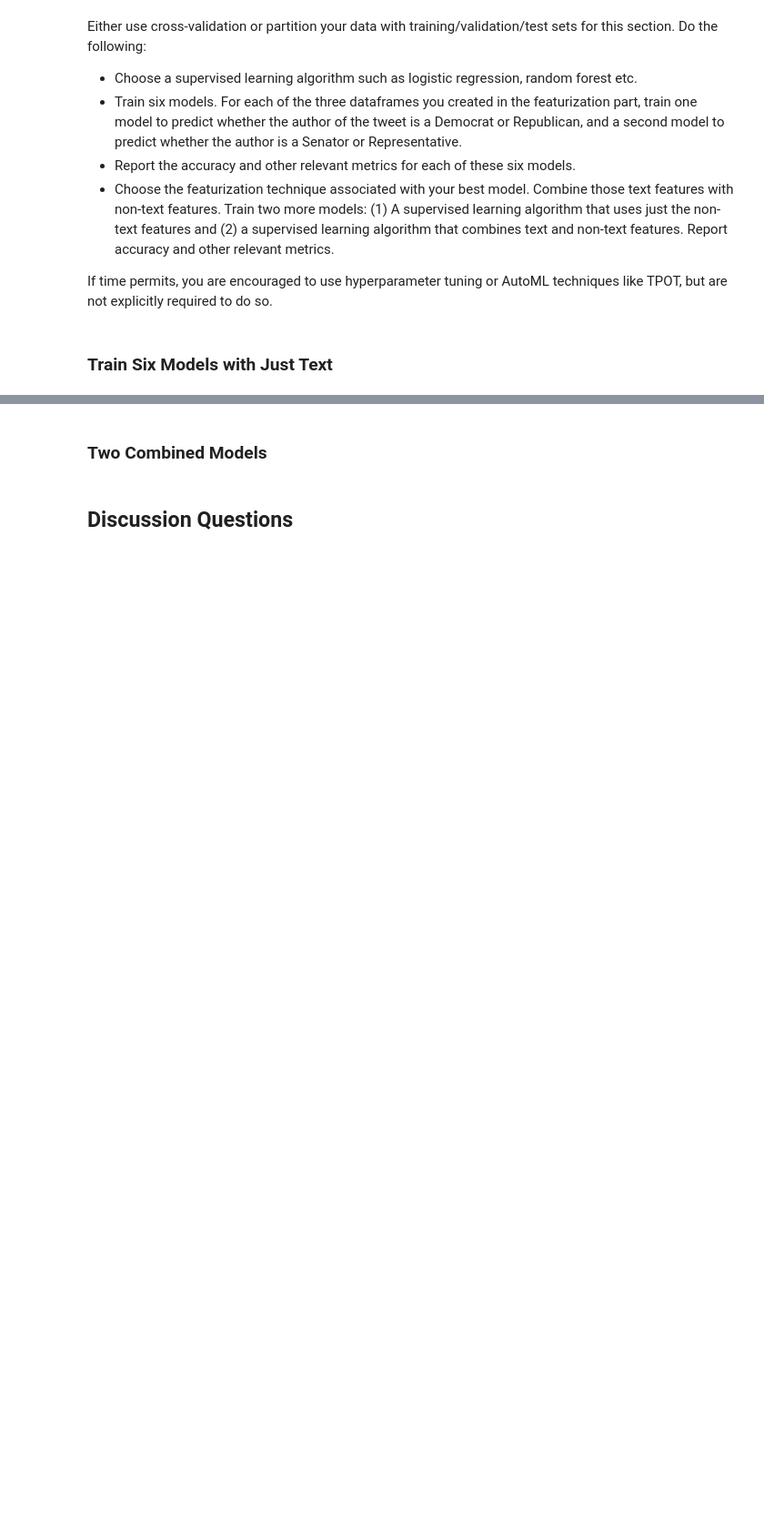
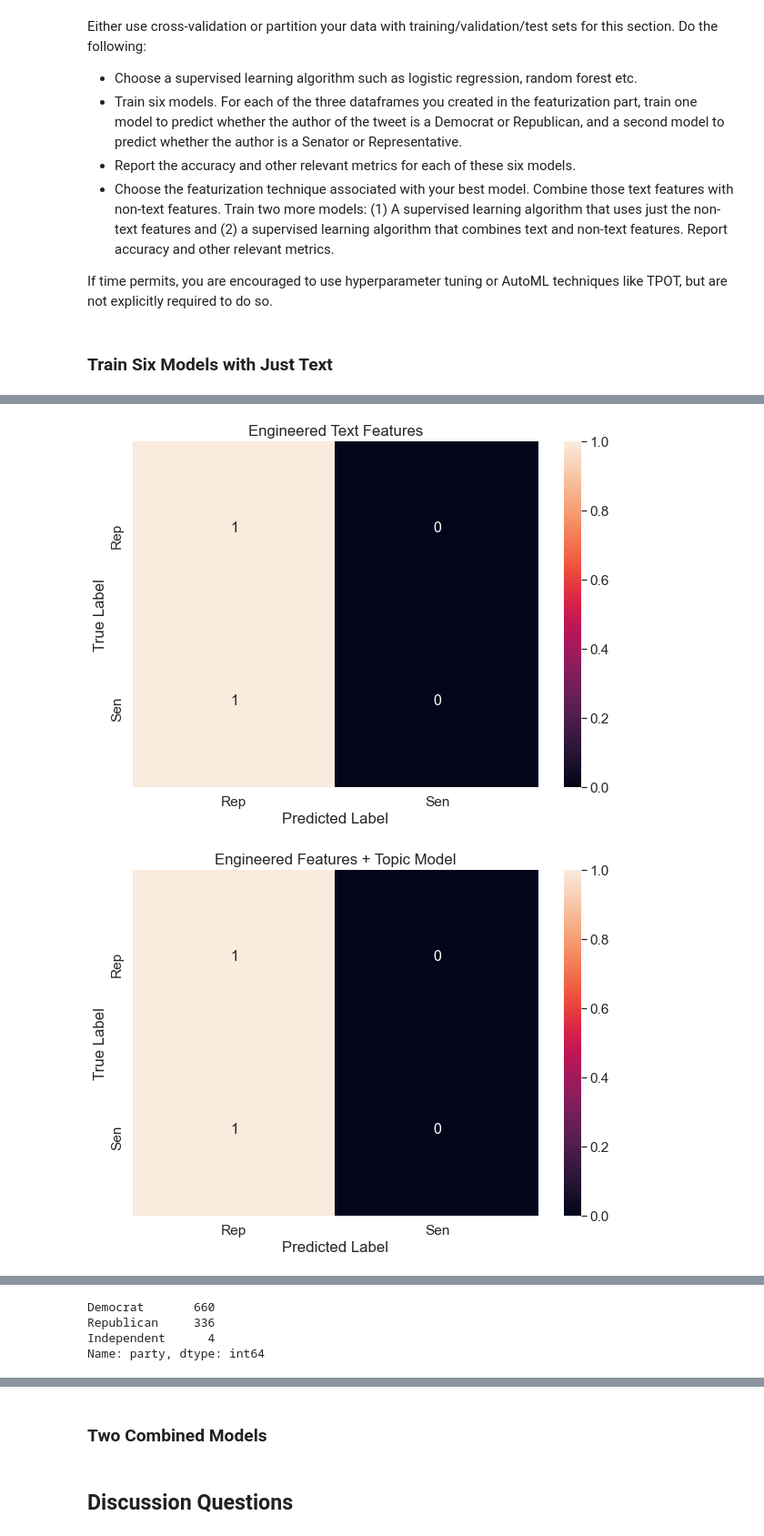
Before and after one commit to Luyi2/CSS_Project5_Team4_Spring2022, a Jupyter notebook: Project 5 Student.ipynb, the cells around one changed output, grey strips where cells are left out. Shown at 91% size. Drawn from its saved outputs; the diff is of its cells as text; code cells hidden in the pictures; blank space fills up the shorter version.

```diff
--- a/Project 5 Student.ipynb
+++ b/Project 5 Student.ipynb
@@ -751,0 +761,48 @@ If time permits, you are encouraged to use hyperparameter tuning or AutoML techn
+# %%
+dataframes = [engineered_features,
+              engineered_features_with_topics, tfidf_df]
+
+featurization_technique = ['Engineered Text Features',
+                            'Engineered Features + Topic Model',
+                            'Tf-idf Features']
+
+lb_style = LabelBinarizer()
+y = congress_tweets['position_binary'] = lb_style.fit_transform(congress_tweets["position"])
+# %%
+##Senator or representative
+###Predict democrat or republican
+for dataframe, featurization in zip(dataframes, featurization_technique):
+    X_train, X_test, y_train, y_test = train_test_split(dataframe,
+                                                        y,
+                                                        train_size = .80,
+                                                        test_size=0.20,
+                                                        random_state = 10)
+    # create a model
+    logit_reg = LogisticRegression()
+
+    # fit the model
+    logit_model = logit_reg.fit(X_train, y_train.ravel())
+
+    y_pred = logit_model.predict(X_test)
+
+    cf_matrix = confusion_matrix(y_test, y_pred, normalize = "true")
+
+    df_cm = pd.DataFrame(cf_matrix, range(2),
+                      range(2))
+
+    df_cm = df_cm.rename(index=str, columns={0: "Rep", 1: "Sen"})
+    df_cm.index = ["Rep", "Sen"]
+    plt.figure(figsize = (10,7))
+    sns.set(font_scale=1.4)#for label size
+    sns.heatmap(df_cm,
+               annot=True,
+               annot_kws={"size": 16},
+               fmt='g')
+
+    plt.title(featurization)
+    plt.xlabel("Predicted Label")
+    plt.ylabel("True Label")
+    plt.show()
+# %% [output]
+[figure, added]
+[figure, added]
@@ -751,0 +810,8 @@ If time permits, you are encouraged to use hyperparameter tuning or AutoML techn
+# %%
+
+congress_tweets["party"].value_counts()
+# %% [output]
+Democrat       660
+Republican     336
+Independent      4
+Name: party, dtype: int64
```
Also changed, not shown: parts of 20 cells of this notebook.
